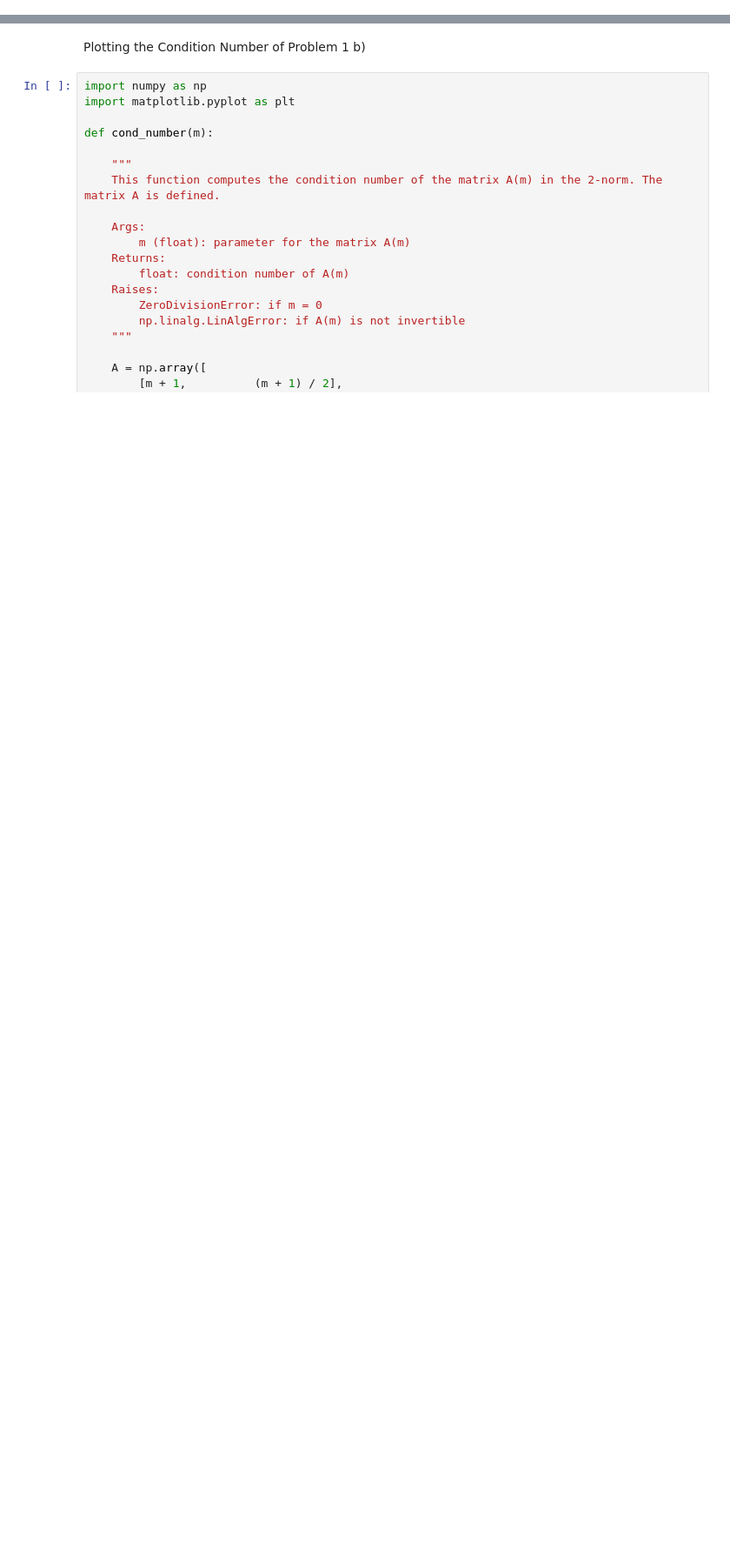
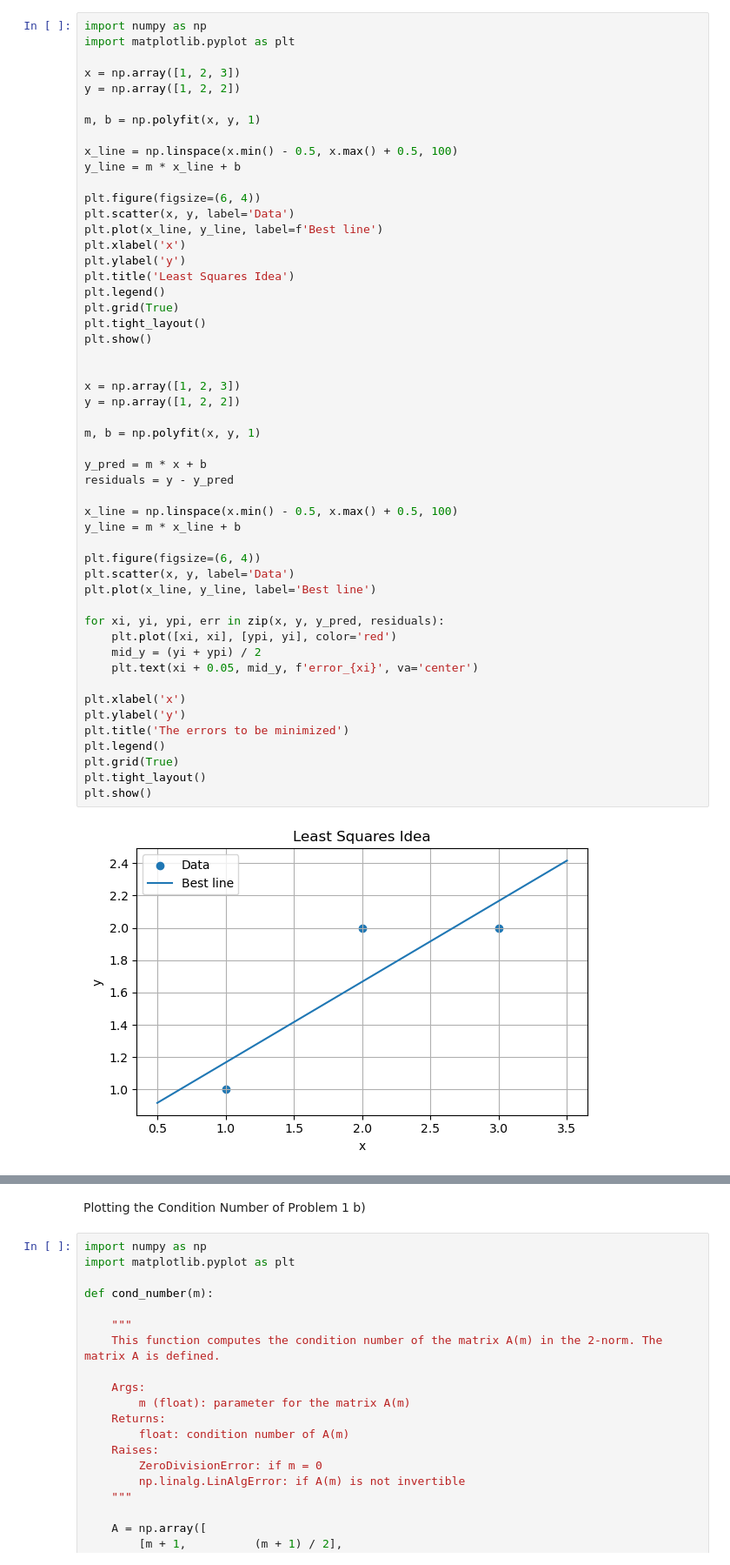
Before and after one commit to arthurabello/nla-assignment-2, a Jupyter notebook: assignment.ipynb, the cells around one changed output, grey strips where cells are left out. Shown at 87% size. Cells and saved outputs as stored; diff of their text form; blank space fills up the shorter version.

```diff
--- a/assignment.ipynb
+++ b/assignment.ipynb
@@ -0,0 +3,53 @@
+# %%
+import numpy as np
+import matplotlib.pyplot as plt
+
+x = np.array([1, 2, 3])
+y = np.array([1, 2, 2])
+
+m, b = np.polyfit(x, y, 1)
+
+x_line = np.linspace(x.min() - 0.5, x.max() + 0.5, 100)
+y_line = m * x_line + b
+
+plt.figure(figsize=(6, 4))
+plt.scatter(x, y, label='Data')
+plt.plot(x_line, y_line, label=f'Best line')
+plt.xlabel('x')
+plt.ylabel('y')
+plt.title('Least Squares Idea')
+plt.legend()
+plt.grid(True)
+plt.tight_layout()
+plt.show()
+
+
+x = np.array([1, 2, 3])
+y = np.array([1, 2, 2])
+
+m, b = np.polyfit(x, y, 1)
+
+y_pred = m * x + b
+residuals = y - y_pred
+
+x_line = np.linspace(x.min() - 0.5, x.max() + 0.5, 100)
+y_line = m * x_line + b
+
+plt.figure(figsize=(6, 4))
+plt.scatter(x, y, label='Data')
+plt.plot(x_line, y_line, label='Best line')
+
+for xi, yi, ypi, err in zip(x, y, y_pred, residuals):
+    plt.plot([xi, xi], [ypi, yi], color='red')
+    mid_y = (yi + ypi) / 2
+    plt.text(xi + 0.05, mid_y, f'error_{xi}', va='center')
+
+plt.xlabel('x')
+plt.ylabel('y')
+plt.title('The errors to be minimized')
+plt.legend()
+plt.grid(True)
+plt.tight_layout()
+plt.show()
+# %% [output]
+[figure, added]
```
Also changed, not shown: parts of 2 cells of this notebook, 1 other file.
